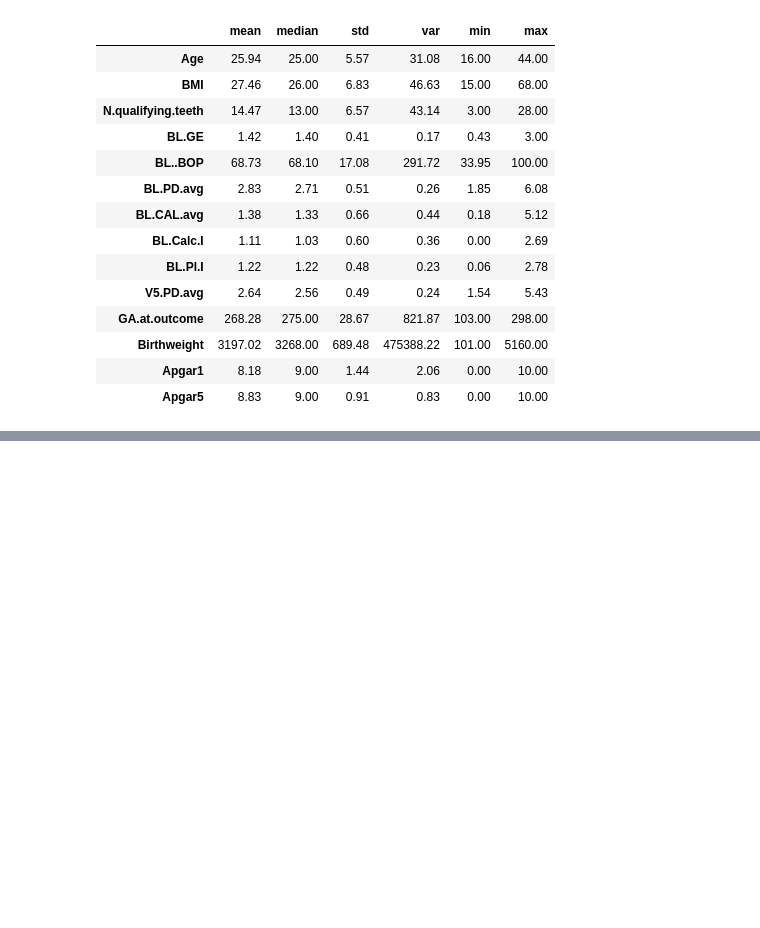
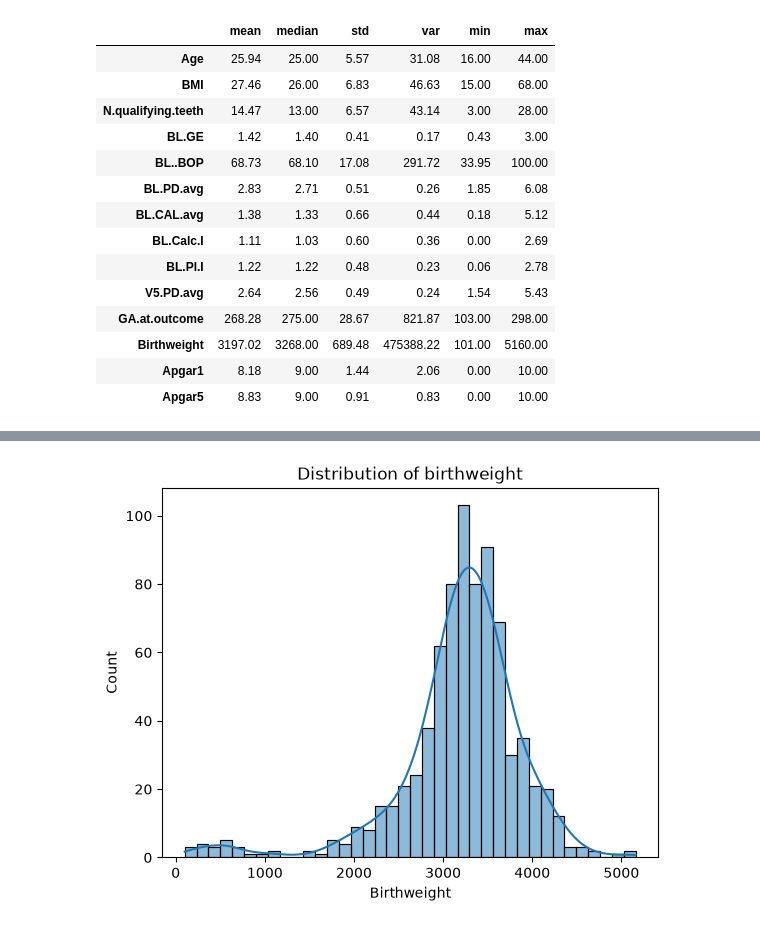
Before and after one commit to saksham0806/fall-semester-26-27-EDA-course, a Jupyter notebook: CAT1.ipynb, the cells around one changed output, grey strips where cells are left out. Saved outputs shown, nothing was run; the diff lists cells and outputs as text; code cells hidden in the pictures; blank space fills up the shorter version.

```diff
--- a/CAT1.ipynb
+++ b/CAT1.ipynb
@@ -462,0 +570,6 @@ df_clean[num].agg(['mean', 'median', 'std', 'var', 'min', 'max']).round(2).T
+# %%
+sns.histplot(data=df_clean, x='Birthweight', kde=True)
+plt.title('Distribution of birthweight')
+plt.show()
+# %% [output]
+[figure, added]
```
Also changed, not shown: parts of 65 cells of this notebook.
